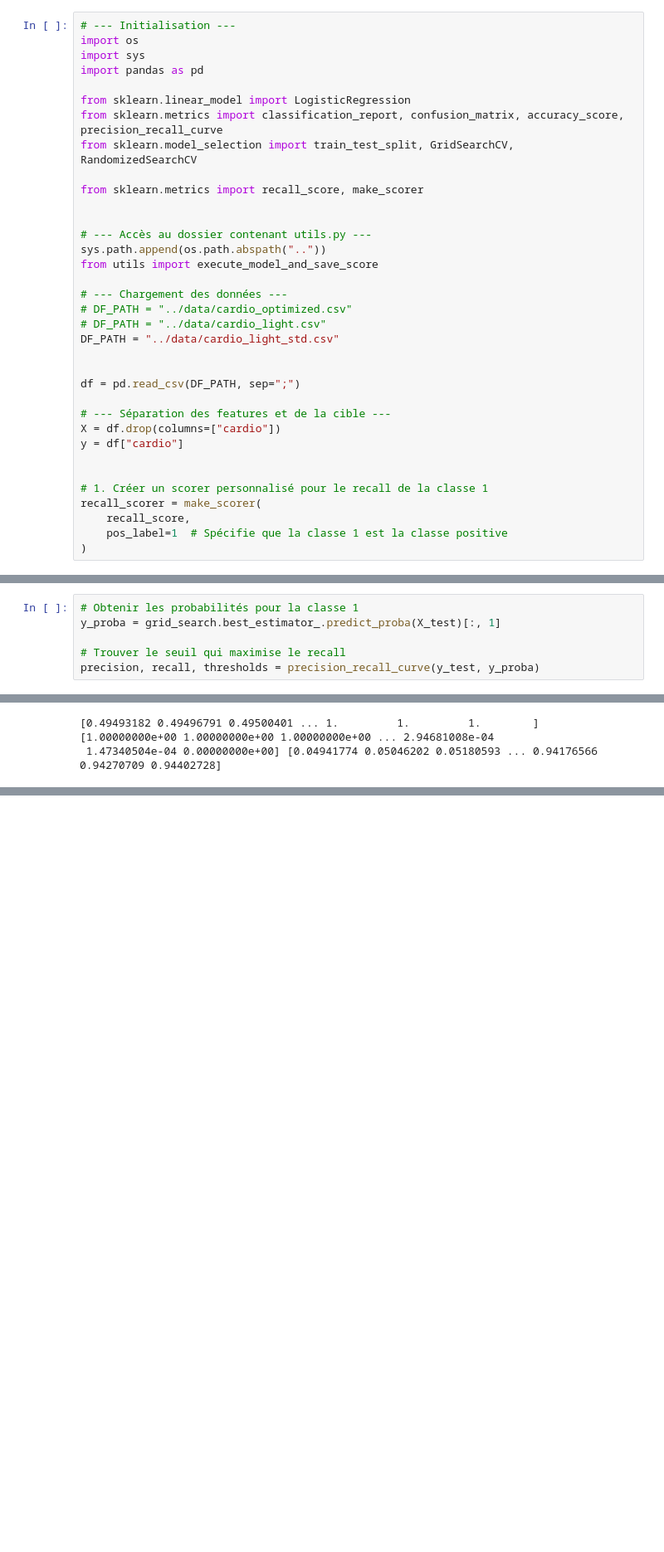
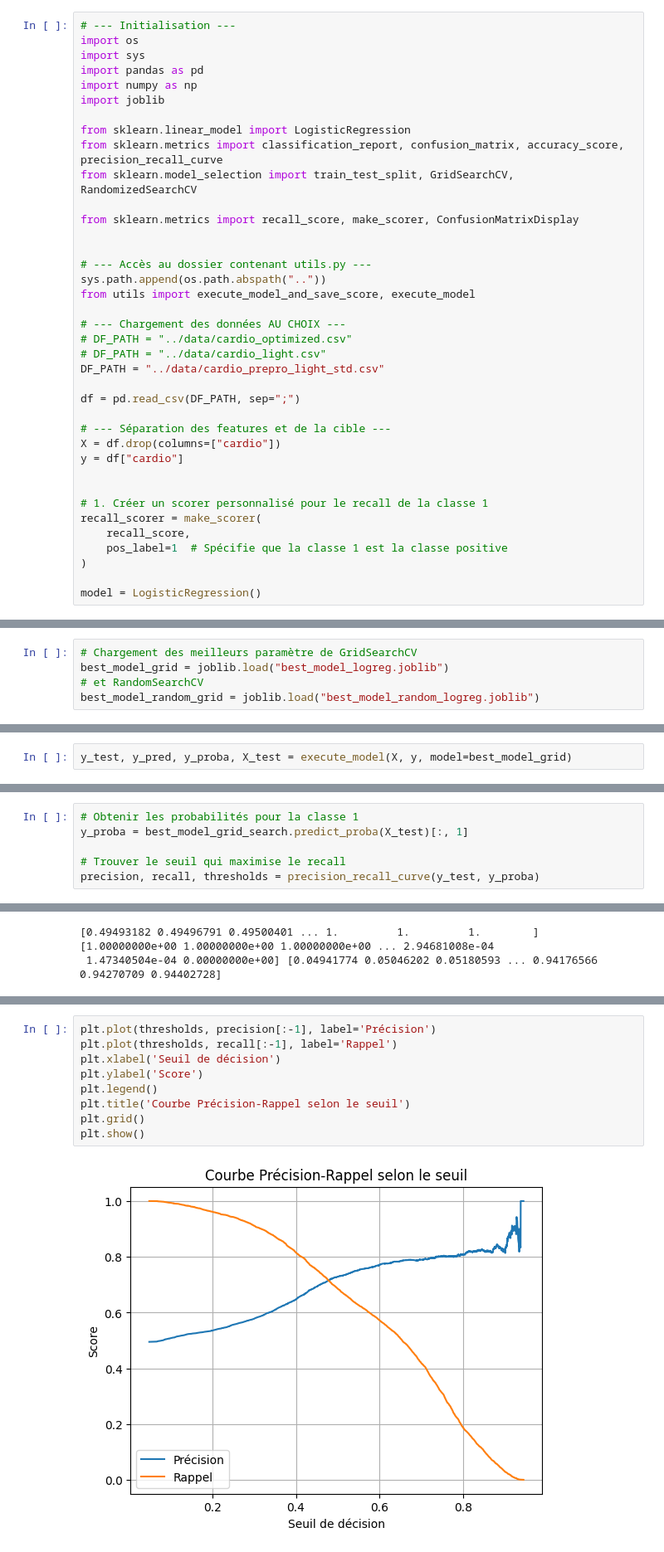
Before and after one commit to sulivan-moreau/cardio-vasc-risks, a Jupyter notebook: notebooks/modelisation.ipynb, the cells around one changed output, grey strips where cells are left out. Shown at 83% size. Drawn from its saved outputs; the diff is of its cells as text; blank space fills up the shorter version.

Commit message:
refactoring utils

```diff
--- a/notebooks/modelisation.ipynb
+++ b/notebooks/modelisation.ipynb
@@ -3,23 +3,24 @@
 import os
 import sys
 import pandas as pd
+import numpy as np
+import joblib
 
 from sklearn.linear_model import LogisticRegression
 from sklearn.metrics import classification_report, confusion_matrix, accuracy_score, precision_recall_curve
 from sklearn.model_selection import train_test_split, GridSearchCV, RandomizedSearchCV
 
-from sklearn.metrics import recall_score, make_scorer
+from sklearn.metrics import recall_score, make_scorer, ConfusionMatrixDisplay
 
 
 # --- Accès au dossier contenant utils.py ---
 sys.path.append(os.path.abspath(".."))
-from utils import execute_model_and_save_score
+from utils import execute_model_and_save_score, execute_model
 
-# --- Chargement des données ---
+# --- Chargement des données AU CHOIX ---
 # DF_PATH = "../data/cardio_optimized.csv"
 # DF_PATH = "../data/cardio_light.csv"
-DF_PATH = "../data/cardio_light_std.csv"
-
+DF_PATH = "../data/cardio_prepro_light_std.csv"
 
 df = pd.read_csv(DF_PATH, sep=";")
 
@@ -33,6 +34,8 @@ recall_scorer = make_scorer(
     recall_score,
     pos_label=1  # Spécifie que la classe 1 est la classe positive
 )
+
+model = LogisticRegression()
 # %% [markdown]
 #### Recherche des meilleurs hyperparamètre de `LogisticRegression` avec `GridSearchCV`
 # %%
@@ -127,2 +154,7 @@ KeyboardInterrupt:
+# %%
+# Chargement des meilleurs paramètre de GridSearchCV
+best_model_grid = joblib.load("best_model_logreg.joblib")
+# et RandomSearchCV
+best_model_random_grid = joblib.load("best_model_random_logreg.joblib")
 # %%
 
@@ -161 +194,3 @@ weighted avg       0.72      0.72      0.72     13713
 Résultat enregistré dans ../results.csv
+# %%
+y_test, y_pred, y_proba, X_test = execute_model(X, y, model=best_model_grid)
@@ -163,7 +223,7 @@ Résultat enregistré dans ../results.csv
 ## Modification du seuil
 # %%
 # Obtenir les probabilités pour la classe 1
-y_proba = grid_search.best_estimator_.predict_proba(X_test)[:, 1]
+y_proba = best_model_grid_search.predict_proba(X_test)[:, 1]
 
 # Trouver le seuil qui maximise le recall
 precision, recall, thresholds = precision_recall_curve(y_test, y_proba)
@@ -182,3 +242,14 @@ plt.title('Precision-Recall curve')
 plt.show()
 # %% [output]
 [figure]
+# %%
+plt.plot(thresholds, precision[:-1], label='Précision')
+plt.plot(thresholds, recall[:-1], label='Rappel')
+plt.xlabel('Seuil de décision')
+plt.ylabel('Score')
+plt.legend()
+plt.title('Courbe Précision-Rappel selon le seuil')
+plt.grid()
+plt.show()
+# %% [output]
+[figure, added]
```
Also changed, not shown: parts of 9 cells of this notebook, 7 other files.
